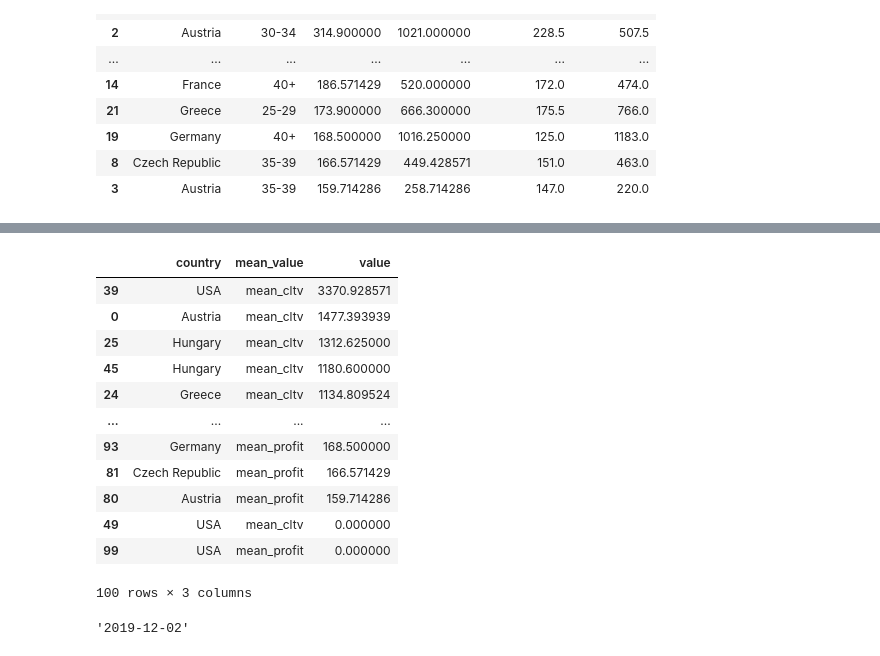
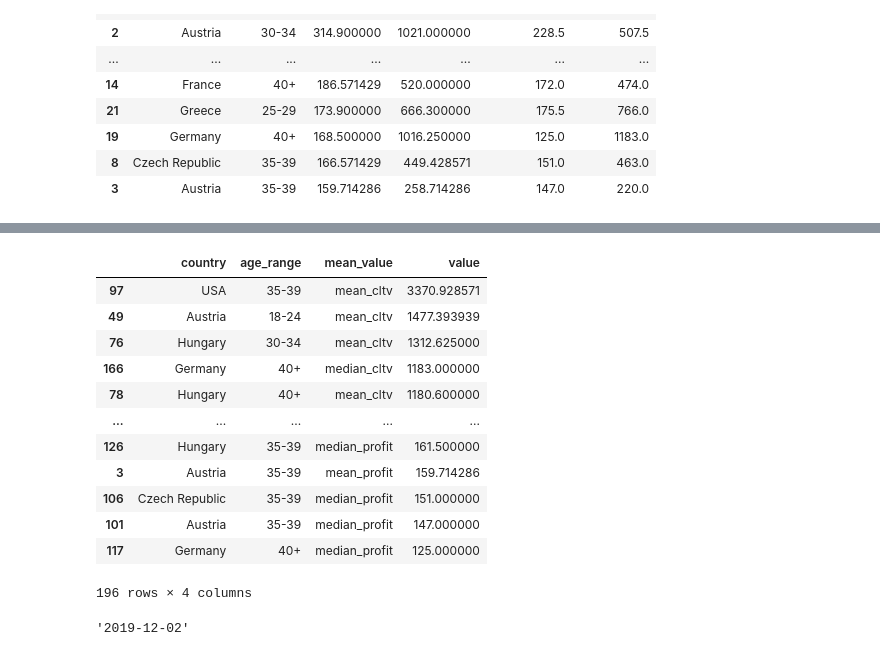
Before and after one commit to jacyee/Covid-Data-Analytics, a Jupyter notebook: sales_insight.ipynb, the cells around one changed output, grey strips where cells are left out. Drawn from its saved outputs; the diff is of its cells as text; code cells hidden in the pictures.

```diff
--- a/sales_insight.ipynb
+++ b/sales_insight.ipynb
@@ -740,22 +740,22 @@ pt
 # %%
 # values across multi-dimensions by both country & age group
 
-mt = pd.melt(pt,id_vars=['country'],var_name=['mean_value'])
+mt = pd.melt(g_df,id_vars=['country','age_range'],var_name=['mean_value'])
 mt.sort_values(by='value',ascending=False)
 # %% [output]
-|  | country | mean_value | value |
-| 39 | USA | mean_cltv | 3370.928571 |
-| 0 | Austria | mean_cltv | 1477.393939 |
-| 25 | Hungary | mean_cltv | 1312.625000 |
-| 45 | Hungary | mean_cltv | 1180.600000 |
-| 24 | Greece | mean_cltv | 1134.809524 |
-| ... | ... | ... | ... |
-| 93 | Germany | mean_profit | 168.500000 |
-| 81 | Czech Republic | mean_profit | 166.571429 |
-| 80 | Austria | mean_profit | 159.714286 |
-| 49 | USA | mean_cltv | 0.000000 |
-| 99 | USA | mean_profit | 0.000000 |
+|  | country | age_range | mean_value | value |
+| 97 | USA | 35-39 | mean_cltv | 3370.928571 |
+| 49 | Austria | 18-24 | mean_cltv | 1477.393939 |
+| 76 | Hungary | 30-34 | mean_cltv | 1312.625000 |
+| 166 | Germany | 40+ | median_cltv | 1183.000000 |
+| 78 | Hungary | 40+ | mean_cltv | 1180.600000 |
+| ... | ... | ... | ... | ... |
+| 126 | Hungary | 35-39 | median_profit | 161.500000 |
+| 3 | Austria | 35-39 | mean_profit | 159.714286 |
+| 106 | Czech Republic | 35-39 | median_profit | 151.000000 |
+| 101 | Austria | 35-39 | median_profit | 147.000000 |
+| 117 | Germany | 40+ | median_profit | 125.000000 |
-100 rows × 3 columns
+196 rows × 4 columns
 # %%
 # find year period over 365 days
 year_before = (date(2020,12,1)-timedelta(days=365)).isoformat()
```
Also changed, not shown: parts of 3 cells of this notebook.
